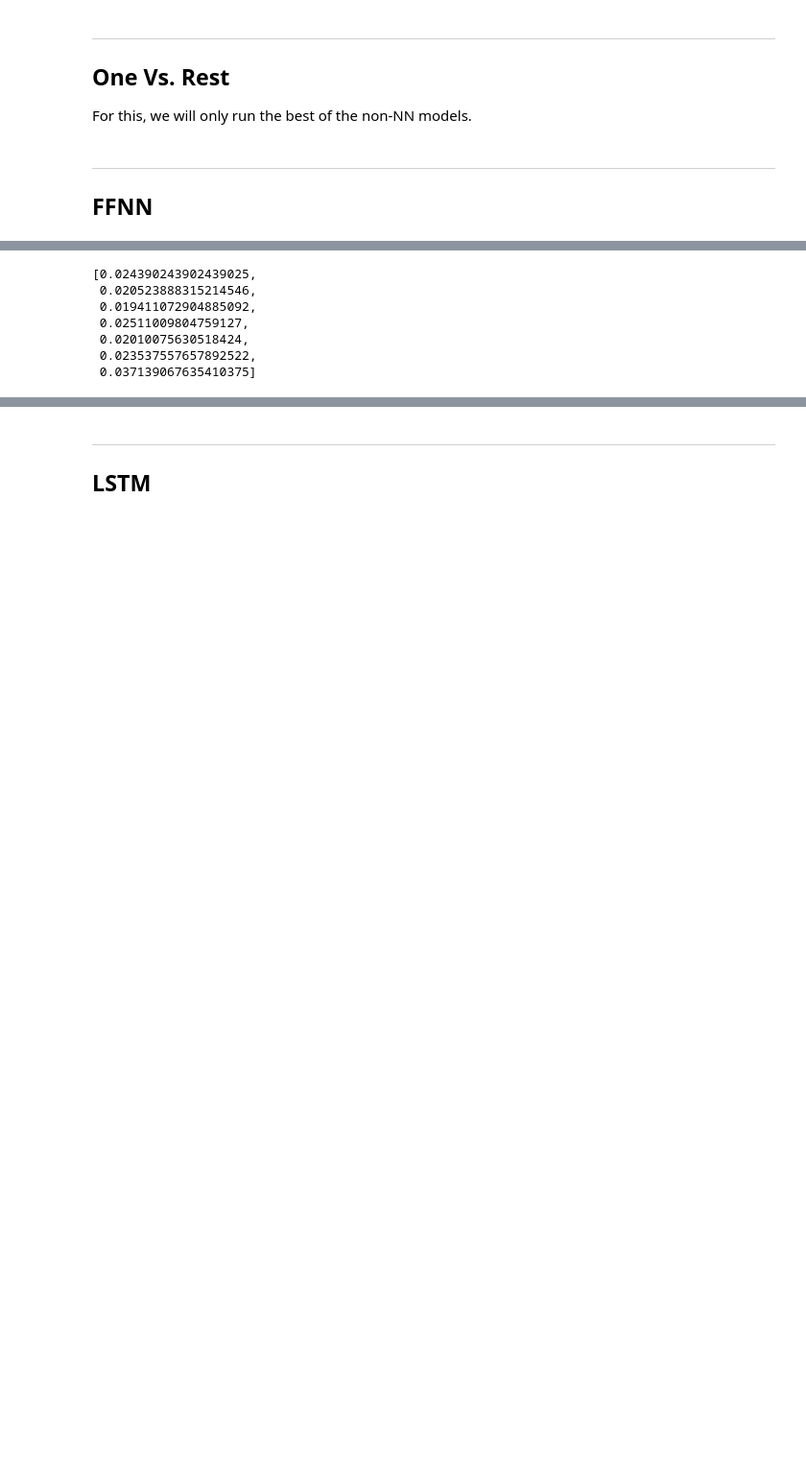
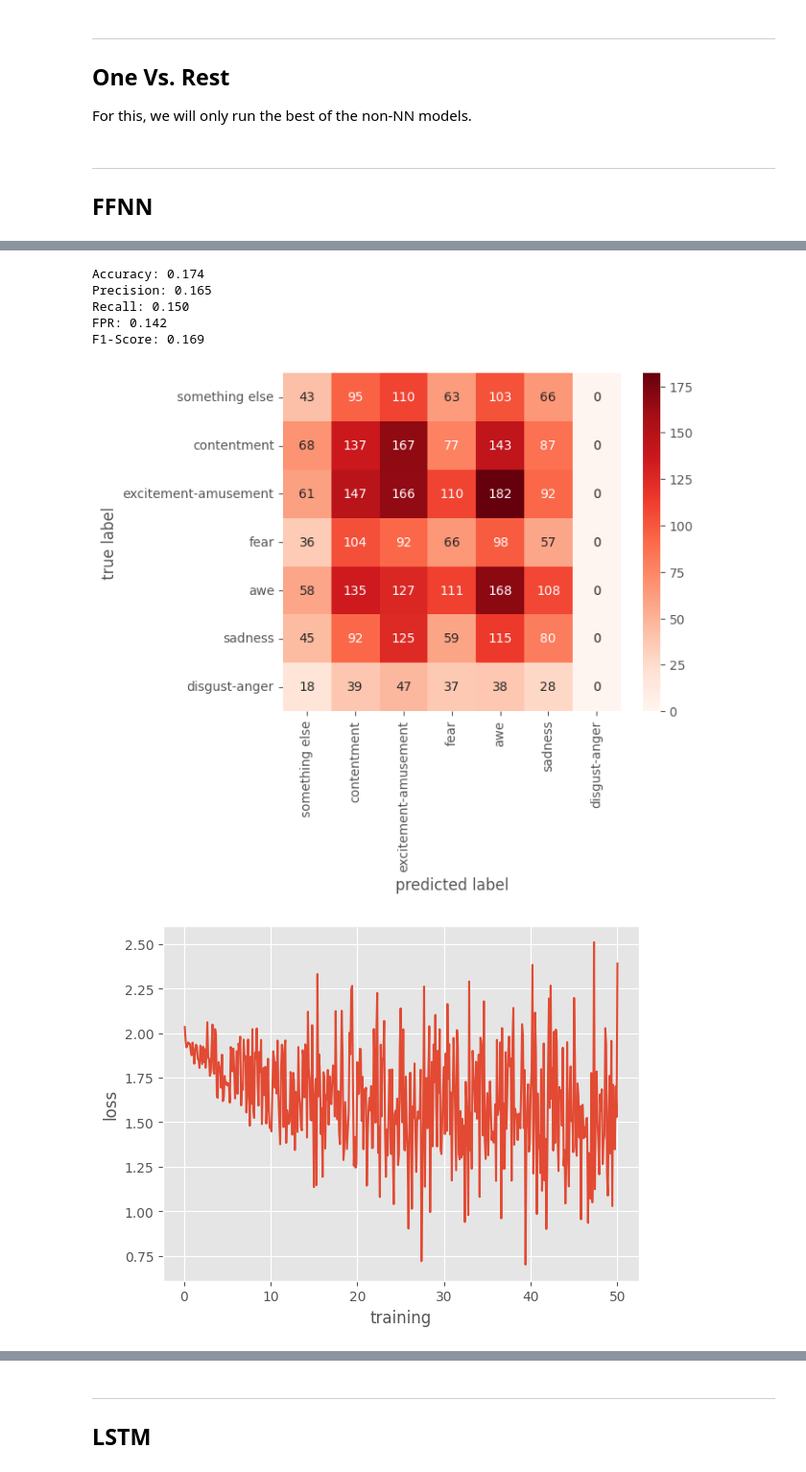
Before and after one commit to AlejandroCiuba/CS2756-Group-Project, a Jupyter notebook: Alejandro/text_experiments.ipynb, the cells around one changed output, grey strips where cells are left out. Shown: that part at 96% size. Cells and saved outputs as stored; diff of their text form; code cells hidden in the pictures; blank space fills up the shorter version.

```diff
--- a/Alejandro/text_experiments.ipynb
+++ b/Alejandro/text_experiments.ipynb
@@ -314,14 +329,7 @@ def plot_loss(loss_record):
+# %%
+numpy_transform = lambda X, y, subset: (np.array(X).astype(np.float32), y)
+scipy_transform = lambda X, y, subset: (X.toarray().astype(np.float32), y)
 # %%
-weights = list(range(len(DATA.emotion.unique())))
+weights = [0,0,0,0,0,0,0]
 for k in CAT_TO_ID:
     weights[CAT_TO_ID[k]] = 1 / DATA[DATA['split'] == 'TRAIN'].emotion.value_counts()[k]**0.5
-
-weights
-# %% [output]
-[0.024390243902439025,
- 0.020523888315214546,
- 0.019411072904885092,
- 0.02511009804759127,
- 0.02010075630518424,
- 0.023537557657892522,
- 0.037139067635410375]
@@ -328,25 +341,44 @@ weights
+# %%
+# The model for all FFNN experiments
+steps_tfidf = OrderedDict([("l1", Linear(MAX_FEATS, 50)),
+                           ("a1", LeakyReLU()),
+                           ("d1", Dropout(p=0.2)),
+                           ("l2", Linear(50, 7)), ])
+
+steps_d2v = OrderedDict([("l1", Linear(15, 15)),
+                         ("a1", Softmax()),
+                         ("d1", Dropout(p=0.2)),
+                         ("l2", Linear(15, 7)), ])
+
+sampler = WeightedRandomSampler(weights,
+                                len(DATA[DATA['split'] == "TRAIN"]),
+                                replacement=True)
+
+config = {"steps": None,
+          "lr": 1E-4,
+          "epochs": 50,
+          "batch_size": 4,
+          "binary": False,
+          "sampler": None, }
 # %%
 EXP6A = "FFNN/D2V"
 
 if selected(EXP6A):
 
-    def to_emotions(y_true, y_pred):
-        return [ID_TO_CAT[i] for i in y_true], [ID_TO_CAT[i] for i in y_pred]
+    config['steps'] = steps_d2v
 
-    numpy_transform = lambda X, y, subset: (np.array(X), y)
-
-    steps = OrderedDict([("l1", Linear(15, 10)),
-                         ("a1", Softmax()),
-                         ("l2", Linear(10, 7)), ])
-
-    config = {"steps": steps,
-              "lr": 1E-2,
-              "epochs": 20,
-              "batch_size": 16,
-              "binary": False, }
-
-    exp = exp_run(EXP6A, model=FFNN(**config), transforms=[d2v_transform, cat_transform, numpy_transform], verbose=False, post=to_emotions)
+    exp = exp_run(EXP6A, model=FFNN(**config),
+                  transforms=[d2v_transform, cat_transform, numpy_transform],
+                  verbose=False, post=to_emotions)
     plot_loss(exp.model.loss_record)
+# %% [output]
+Accuracy: 0.174
+Precision: 0.165
+Recall: 0.150
+FPR: 0.142
+F1-Score: 0.169
+[figure, added]
+[figure, added]
 # %%
 EXP6B = "FFNN/D2VO"
 
```
Also changed, not shown: parts of 12 cells of this notebook.
